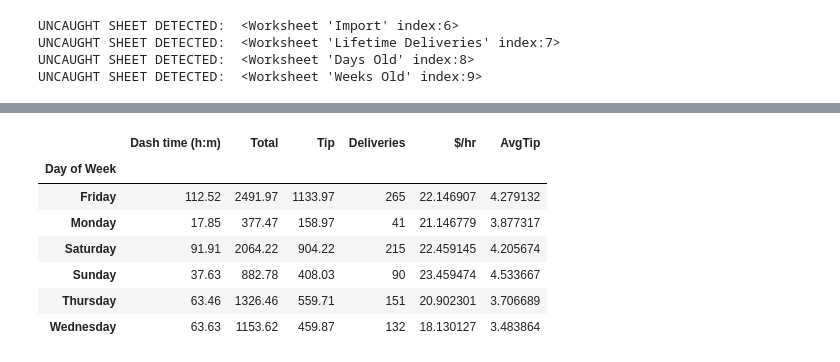
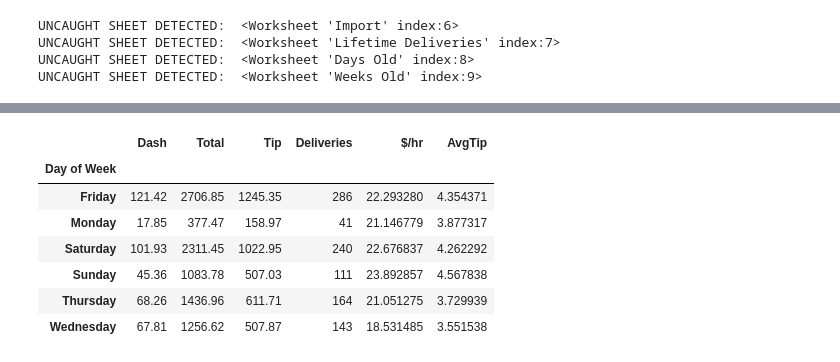
Before and after one commit to Crawford92/DeliveryData, a Jupyter notebook: stats.ipynb, the cells around one changed output, grey strips where cells are left out. Saved outputs shown, nothing was run; the diff lists cells and outputs as text; code cells hidden in the pictures.

```diff
--- a/stats.ipynb
+++ b/stats.ipynb
@@ -240,16 +328,16 @@ dollars_to_floats(sheets_DaysDF, ["Total", "Base", "Tip"])
 # %%
 sheets_DaysDF = sheets_DaysDF.groupby(["Day of Week"]).agg(
-    {"Dash time (h:m)": "sum", "Total": "sum", "Tip": "sum", "Deliveries ": "sum"})
-sheets_DaysDF = sheets_DaysDF.round({'Dash time (h:m)': 2, 'Total': 2, "Tip": 2})
-sheets_DaysDF["$/hr"] = sheets_DaysDF["Total"]/sheets_DaysDF["Dash time (h:m)"]
-sheets_DaysDF["AvgTip"] = sheets_DaysDF["Tip"]/sheets_DaysDF["Deliveries "]
+    {"Dash": "sum", "Total": "sum", "Tip": "sum", "Deliveries": "sum"})
+sheets_DaysDF = sheets_DaysDF.round({'Dash': 2, 'Total': 2, "Tip": 2})
+sheets_DaysDF["$/hr"] = sheets_DaysDF["Total"]/sheets_DaysDF["Dash"]
+sheets_DaysDF["AvgTip"] = sheets_DaysDF["Tip"]/sheets_DaysDF["Deliveries"]
 display(sheets_DaysDF)
 # %% [output]
-|  | Dash time (h:m) | Total | Tip | Deliveries | $/hr | AvgTip |
+|  | Dash | Total | Tip | Deliveries | $/hr | AvgTip |
 | Day of Week |  |  |  |  |  |  |
-| Friday | 112.52 | 2491.97 | 1133.97 | 265 | 22.146907 | 4.279132 |
+| Friday | 121.42 | 2706.85 | 1245.35 | 286 | 22.293280 | 4.354371 |
 | Monday | 17.85 | 377.47 | 158.97 | 41 | 21.146779 | 3.877317 |
-| Saturday | 91.91 | 2064.22 | 904.22 | 215 | 22.459145 | 4.205674 |
-| Sunday | 37.63 | 882.78 | 408.03 | 90 | 23.459474 | 4.533667 |
-| Thursday | 63.46 | 1326.46 | 559.71 | 151 | 20.902301 | 3.706689 |
-| Wednesday | 63.63 | 1153.62 | 459.87 | 132 | 18.130127 | 3.483864 |
+| Saturday | 101.93 | 2311.45 | 1022.95 | 240 | 22.676837 | 4.262292 |
+| Sunday | 45.36 | 1083.78 | 507.03 | 111 | 23.892857 | 4.567838 |
+| Thursday | 68.26 | 1436.96 | 611.71 | 164 | 21.051275 | 3.729939 |
+| Wednesday | 67.81 | 1256.62 | 507.87 | 143 | 18.531485 | 3.551538 |
```
Also changed, not shown: parts of 16 cells of this notebook.
